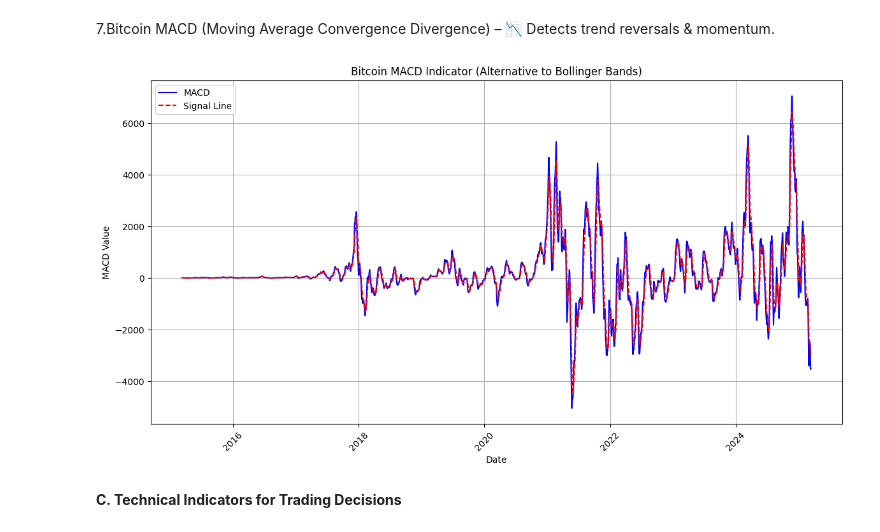
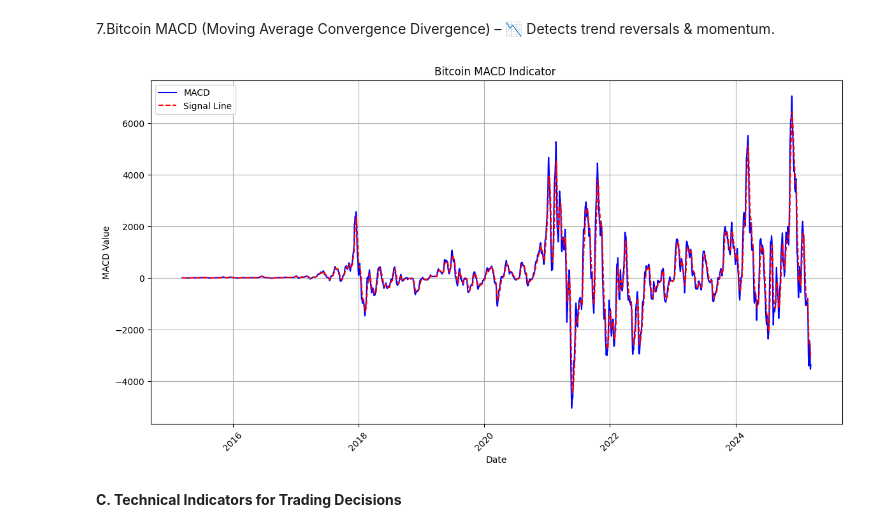
Before and after one commit to Dharmendra123rj/Crypto-Price-Predictor, a Jupyter notebook: Data_Visualization.ipynb, the cells around one changed output. Drawn from its saved outputs; the diff is of its cells as text; code cells hidden in the pictures.

```diff
--- a/Data_Visualization.ipynb
+++ b/Data_Visualization.ipynb
@@ -138,26 +138,26 @@ plt.show()
 # %%
 # ✅ Step 1: Calculate MACD
 btc_data["12_EMA"] = btc_data["Close"].ewm(span=12, adjust=False).mean()
 btc_data["26_EMA"] = btc_data["Close"].ewm(span=26, adjust=False).mean()
 btc_data["MACD"] = btc_data["12_EMA"] - btc_data["26_EMA"]
 btc_data["Signal"] = btc_data["MACD"].ewm(span=9, adjust=False).mean()
 
 # ✅ Step 2: Plot MACD
 plt.figure(figsize=(14, 7))
 plt.plot(btc_data.index, btc_data["MACD"], label="MACD", color="blue")
 plt.plot(btc_data.index, btc_data["Signal"], label="Signal Line", color="red", linestyle="dashed")
 
 # ✅ Step 3: Customize Labels
 plt.xlabel("Date")
 plt.ylabel("MACD Value")
-plt.title("Bitcoin MACD Indicator (Alternative to Bollinger Bands)")
+plt.title("Bitcoin MACD Indicator ")
 plt.legend()
 plt.xticks(rotation=45)
 plt.grid()
 
 plt.show()
 # %% [output]
-[figure, old version]
+[figure, new version]
 # %% [markdown]
 **C. Technical Indicators for Trading Decisions**
 # %% [markdown]
```
Also changed, not shown: parts of 7 cells of this notebook, 3 other files.
